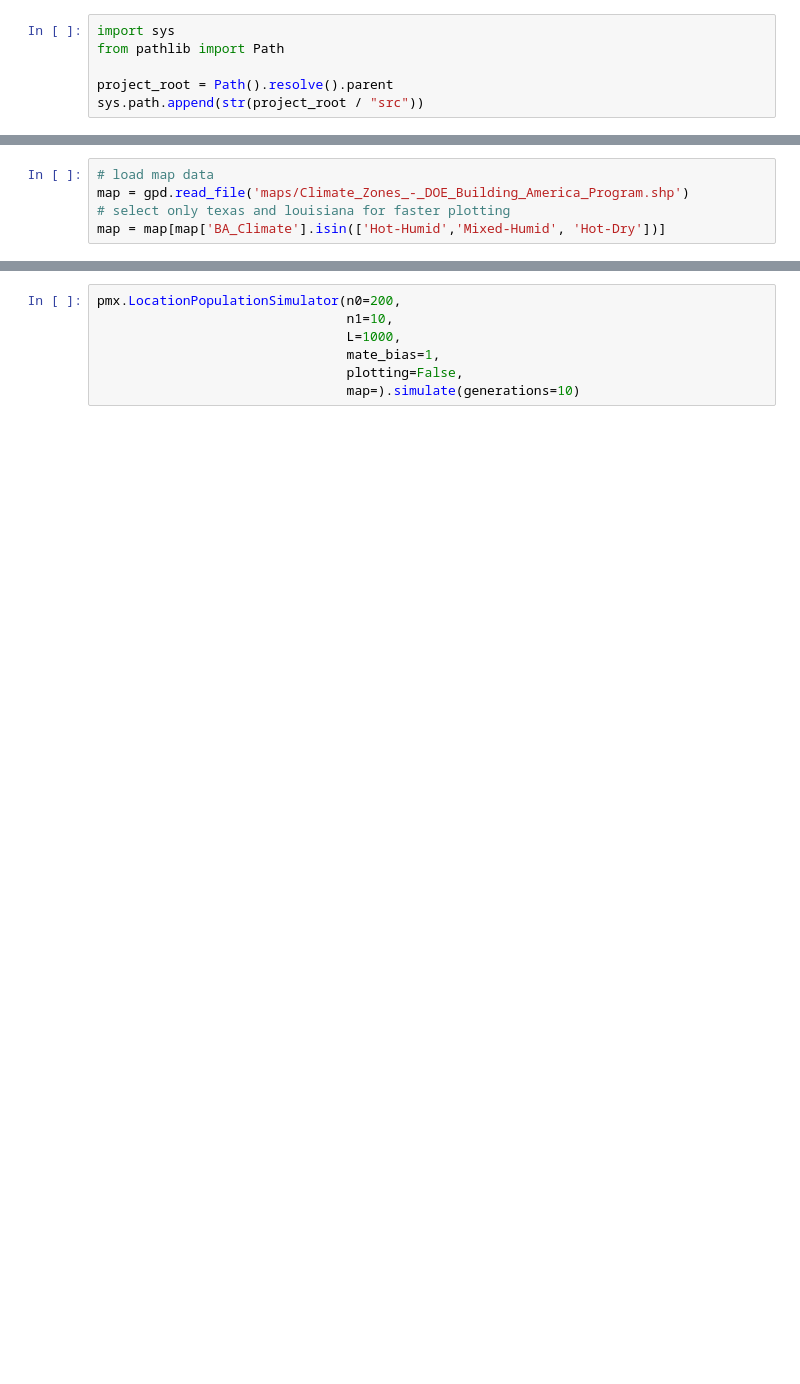
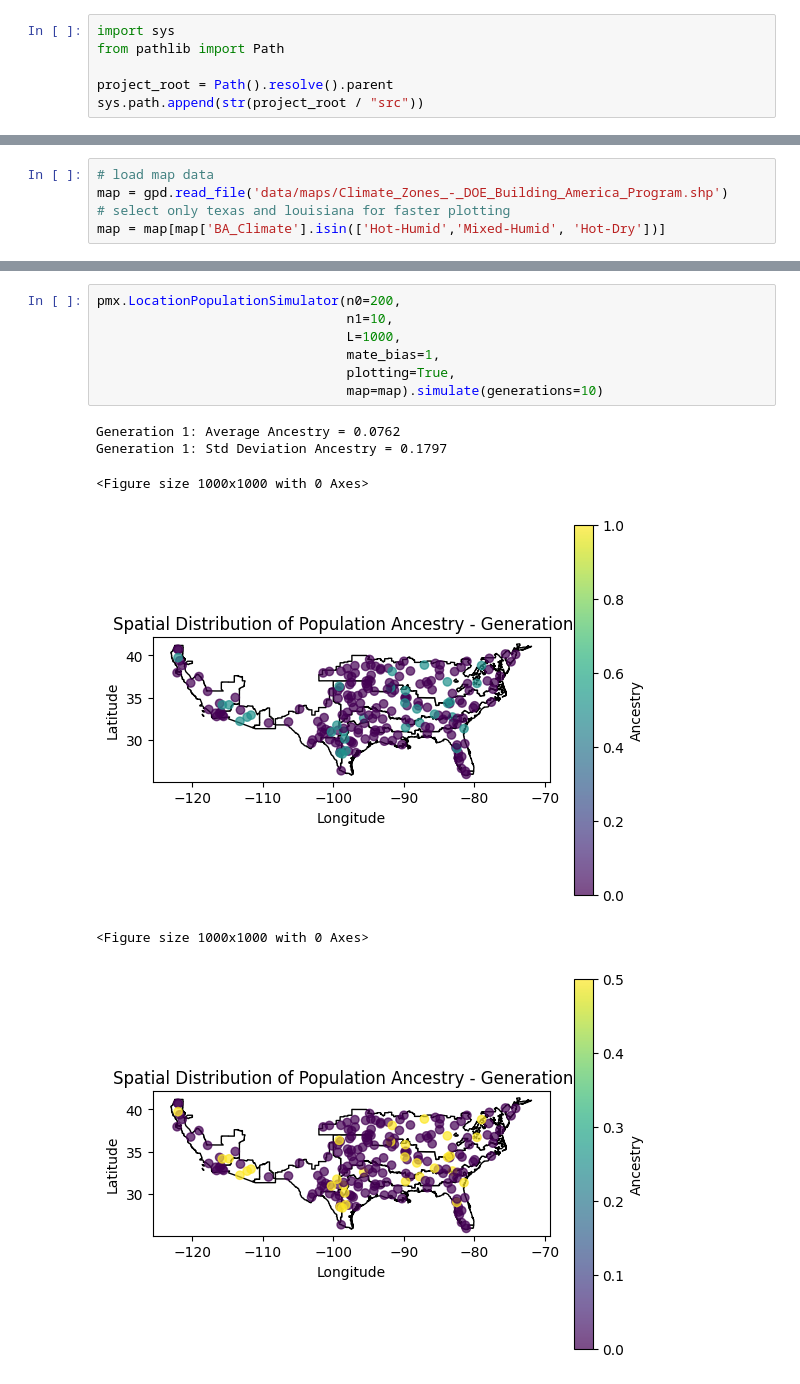
Before and after one commit to cooperkoers/Panmixia, a Jupyter notebook: examples/example_usage.ipynb, the cells around one changed output, grey strips where cells are left out. Cells and saved outputs as stored; diff of their text form; blank space fills up the shorter version.

```diff
--- a/examples/example_usage.ipynb
+++ b/examples/example_usage.ipynb
@@ -37,5 +59,5 @@ Generation 10: Std Deviation Ancestry = 0.1180
 # %%
 # load map data
-map = gpd.read_file('maps/Climate_Zones_-_DOE_Building_America_Program.shp')
+map = gpd.read_file('data/maps/Climate_Zones_-_DOE_Building_America_Program.shp')
 # select only texas and louisiana for faster plotting
 map = map[map['BA_Climate'].isin(['Hot-Humid','Mixed-Humid', 'Hot-Dry'])]
@@ -42,7 +74,14 @@ map = map[map['BA_Climate'].isin(['Hot-Humid','Mixed-Humid', 'Hot-Dry'])]
 # %%
 pmx.LocationPopulationSimulator(n0=200,
                                 n1=10,
                                 L=1000,
                                 mate_bias=1,
-                                plotting=False,
-                                map=).simulate(generations=10)
+                                plotting=True,
+                                map=map).simulate(generations=10)
+# %% [output]
+Generation 1: Average Ancestry = 0.0762
+Generation 1: Std Deviation Ancestry = 0.1797
+<Figure size 1000x1000 with 0 Axes>
+[figure, added]
+<Figure size 1000x1000 with 0 Axes>
+[figure, added]
```
Also changed, not shown: parts of 7 cells of this notebook, 1 other file.
